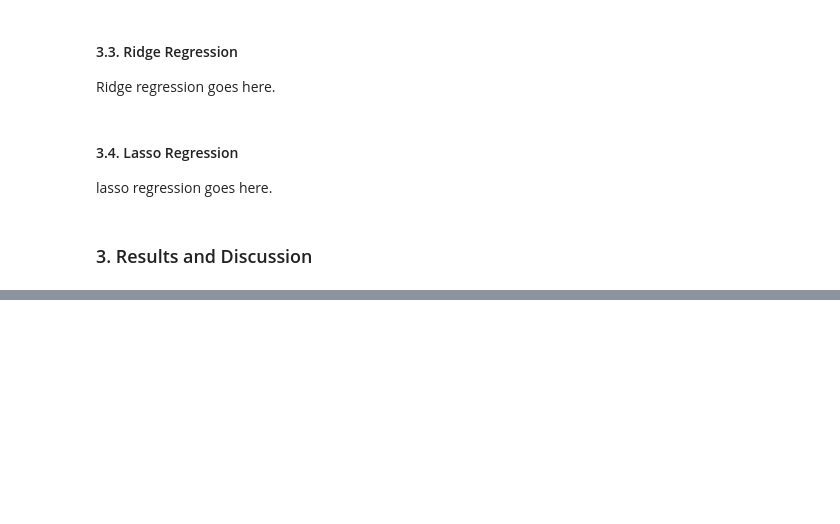
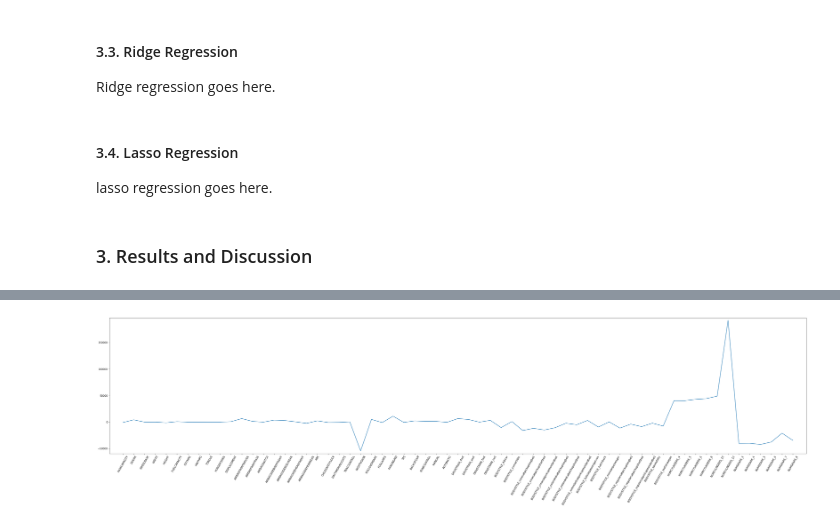
Before and after one commit to kingschultz21/seng474_project, a Jupyter notebook: report.ipynb, the cells around one changed output, grey strips where cells are left out. Saved outputs shown, nothing was run; the diff lists cells and outputs as text; code cells hidden in the pictures; blank space fills up the shorter version.

```diff
--- a/report.ipynb
+++ b/report.ipynb
@@ -109 +121,10 @@ Hist test
+# %%
+# Plot the coefficients
+plt.figure(figsize= (50, 10))
+plt.plot(range(len(X_test[1].columns)), lin[1].coef_)
+plt.xticks(range(len(X_test[1].columns)), X_test[1].columns.values, rotation=60)
+plt.margins(0.02)
+plt.show()
+# %% [output]
+[figure, added]
 # %%
```
Also changed, not shown: parts of 16 cells of this notebook, 9 other files.
